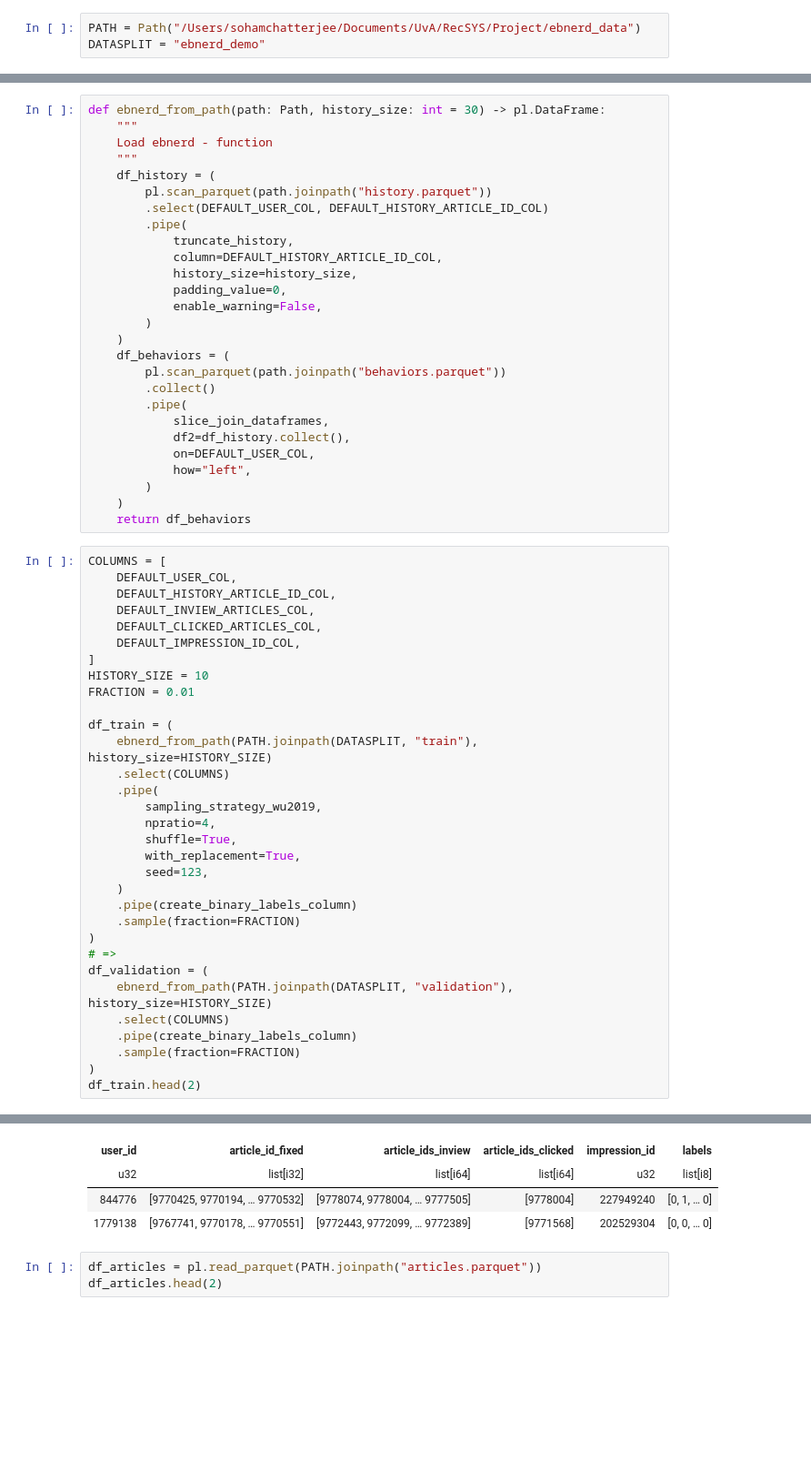
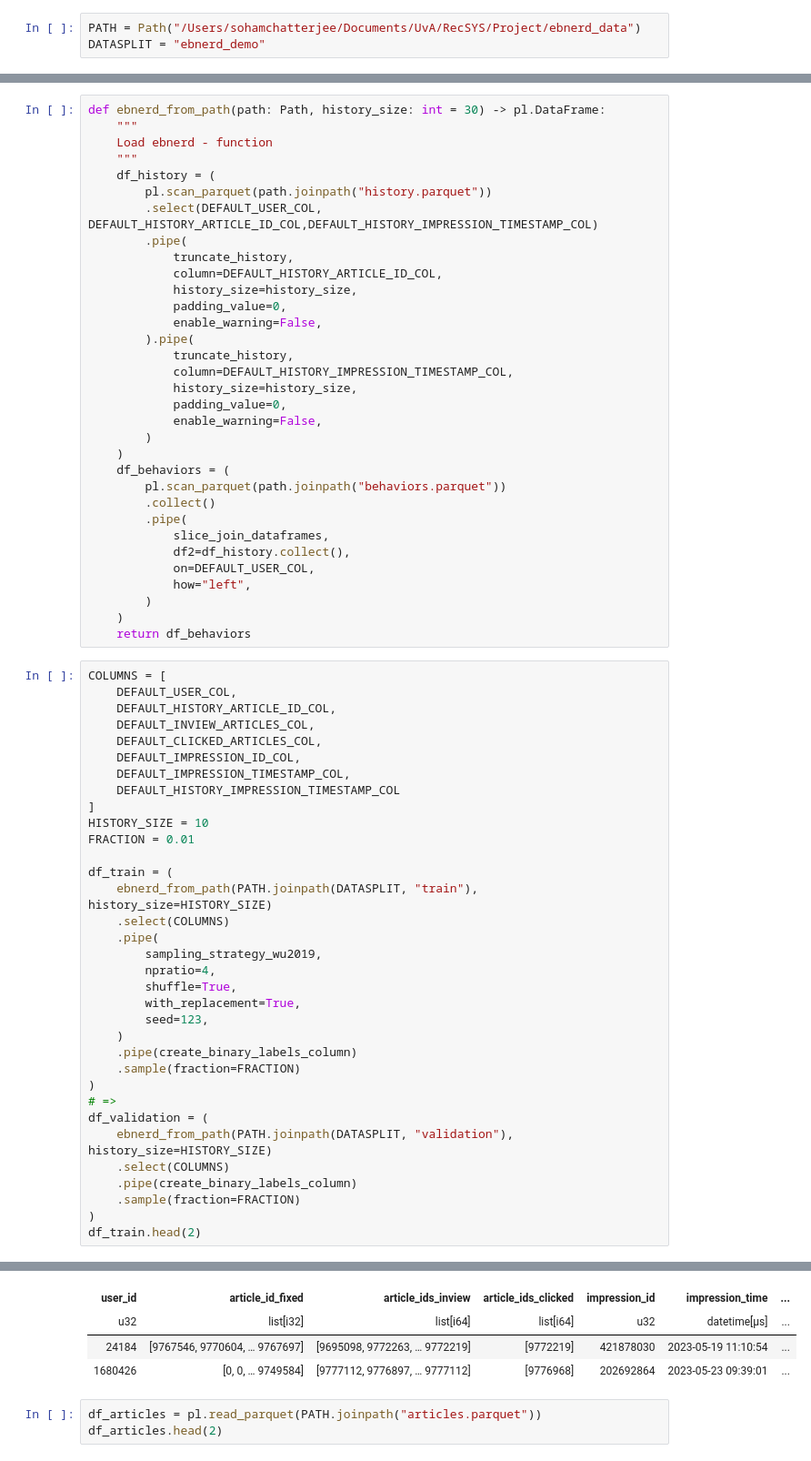
Before and after one commit to sohamchatterjee50/PPRec, a Jupyter notebook: OurCode/test.ipynb, the cells around one changed output, grey strips where cells are left out. Shown: that part at 91% size. Cells and saved outputs as stored; diff of their text form; blank space fills up the shorter version.

```diff
--- a/OurCode/test.ipynb
+++ b/OurCode/test.ipynb
@@ -45,10 +63,16 @@ def ebnerd_from_path(path: Path, history_size: int = 30) -> pl.DataFrame:
     """
     df_history = (
         pl.scan_parquet(path.joinpath("history.parquet"))
-        .select(DEFAULT_USER_COL, DEFAULT_HISTORY_ARTICLE_ID_COL)
+        .select(DEFAULT_USER_COL, DEFAULT_HISTORY_ARTICLE_ID_COL,DEFAULT_HISTORY_IMPRESSION_TIMESTAMP_COL)
         .pipe(
             truncate_history,
             column=DEFAULT_HISTORY_ARTICLE_ID_COL,
+            history_size=history_size,
+            padding_value=0,
+            enable_warning=False,
+        ).pipe(
+            truncate_history,
+            column=DEFAULT_HISTORY_IMPRESSION_TIMESTAMP_COL,
             history_size=history_size,
             padding_value=0,
             enable_warning=False,
@@ -72,6 +96,8 @@ COLUMNS = [
     DEFAULT_INVIEW_ARTICLES_COL,
     DEFAULT_CLICKED_ARTICLES_COL,
     DEFAULT_IMPRESSION_ID_COL,
+    DEFAULT_IMPRESSION_TIMESTAMP_COL,
+    DEFAULT_HISTORY_IMPRESSION_TIMESTAMP_COL
 ]
 HISTORY_SIZE = 10
 FRACTION = 0.01
@@ -110,7 +142,7 @@ shape: (2, 6)
-| user_id | article_id_fixed | article_ids_inview | article_ids_clicked | impression_id | labels |
-| u32 | list[i32] | list[i64] | list[i64] | u32 | list[i8] |
-| 844776 | [9770425, 9770194, … 9770532] | [9778074, 9778004, … 9777505] | [9778004] | 227949240 | [0, 1, … 0] |
-| 1779138 | [9767741, 9770178, … 9770551] | [9772443, 9772099, … 9772389] | [9771568] | 202529304 | [0, 0, … 0] |
+| user_id | article_id_fixed | article_ids_inview | article_ids_clicked | impression_id | impression_time | ... |
+| u32 | list[i32] | list[i64] | list[i64] | u32 | datetime[μs] | ... |
+| 24184 | [9767546, 9770604, … 9767697] | [9695098, 9772263, … 9772219] | [9772219] | 421878030 | 2023-05-19 11:10:54 | ... |
+| 1680426 | [0, 0, … 9749584] | [9777112, 9776897, … 9777112] | [9776968] | 202692864 | 2023-05-23 09:39:01 | ... |
 # %%
 df_articles = pl.read_parquet(PATH.joinpath("articles.parquet"))
 df_articles.head(2)
```
Also changed, not shown: parts of 44 cells of this notebook, 7 other files.
